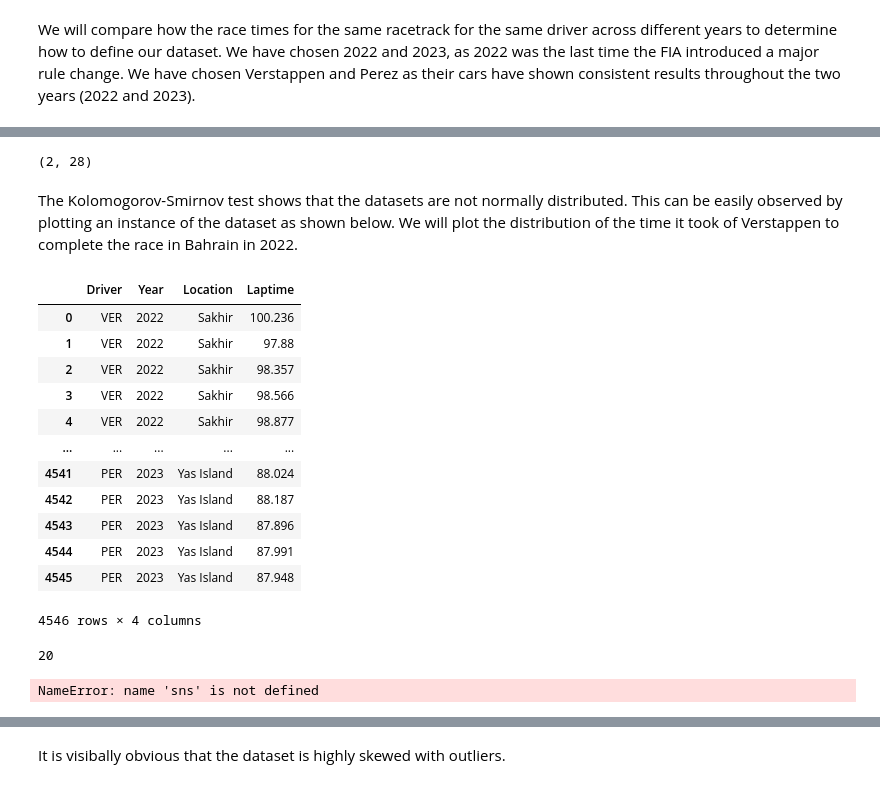
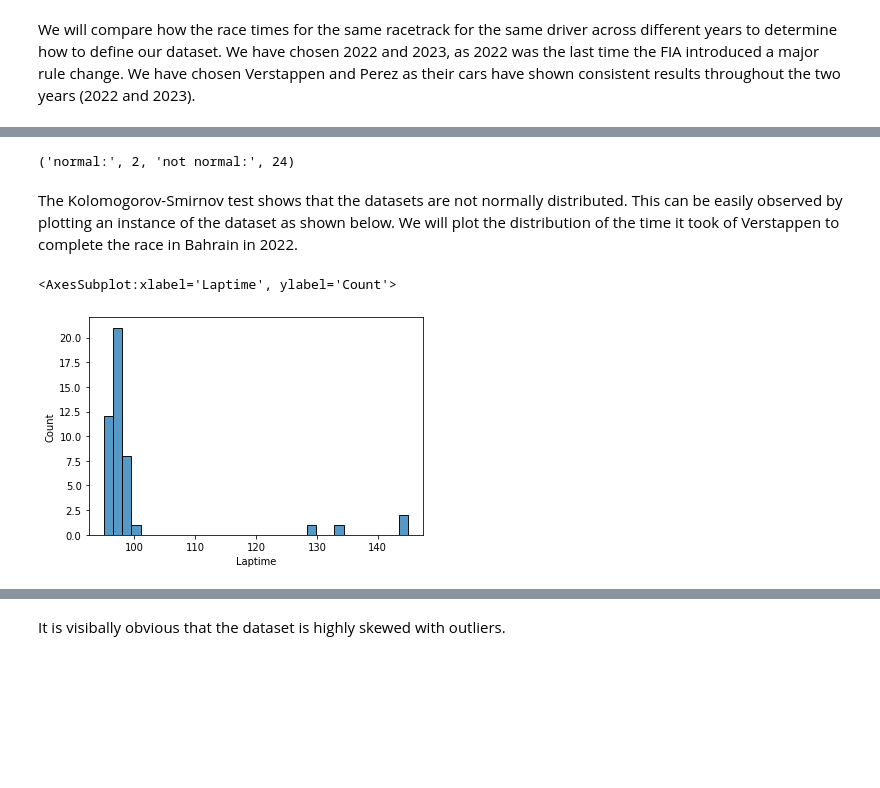
Before and after one commit to junghoon-1999/Formula1-Strategy, a Jupyter notebook: data-analysis.ipynb, the cells around one changed output, grey strips where cells are left out. Saved outputs shown, nothing was run; the diff lists cells and outputs as text; code cells hidden in the pictures; blank space fills up the shorter version.

```diff
--- a/data-analysis.ipynb
+++ b/data-analysis.ipynb
@@ -142,26 +162,6 @@ norm_test(common_tracks, ver_dnf, 'VER')
 # %%
-norm_test(common_tracks, per_dnf, 'PER')
+norm_test(common_tracks, dnfs, 'PER')
 # %% [output]
-(2, 28)
+('normal:', 2, 'not normal:', 24)
 # %% [markdown]
 The Kolomogorov-Smirnov test shows that the datasets are not normally distributed. This can be easily observed by plotting an instance of the dataset as shown below. We will plot the distribution of the time it took of Verstappen to complete the race in Bahrain in 2022.
-# %%
-race_hist
-# %% [output]
-|  | Driver | Year | Location | Laptime |
-| 0 | VER | 2022 | Sakhir | 100.236 |
-| 1 | VER | 2022 | Sakhir | 97.88 |
-| 2 | VER | 2022 | Sakhir | 98.357 |
-| 3 | VER | 2022 | Sakhir | 98.566 |
-| 4 | VER | 2022 | Sakhir | 98.877 |
-| ... | ... | ... | ... | ... |
-| 4541 | PER | 2023 | Yas Island | 88.024 |
-| 4542 | PER | 2023 | Yas Island | 88.187 |
-| 4543 | PER | 2023 | Yas Island | 87.896 |
-| 4544 | PER | 2023 | Yas Island | 87.991 |
-| 4545 | PER | 2023 | Yas Island | 87.948 |
-4546 rows × 4 columns
-# %%
-len(common_tracks)
-# %% [output]
-20
@@ -174,8 +168,9 @@ ver_hist_22.to_csv('./ver_22.csv')
 # %%
 sns.histplot(data = race_hist[(race_hist['Driver'] == 'VER') &
-        (race_hist['Location'] == 'Bahrain') &
+        (race_hist['Location'] == 'Sakhir') &
         (race_hist['Year'] == 2022)]['Laptime'].astype(int))
 # %% [output]
-NameError: name 'sns' is not defined
+<AxesSubplot:xlabel='Laptime', ylabel='Count'>
+[figure, added]
 # %%
 sns.histplot(data = race_hist[(race_hist['Driver'] == 'VER') &
```
Also changed, not shown: parts of 40 cells of this notebook, 4 other files.
